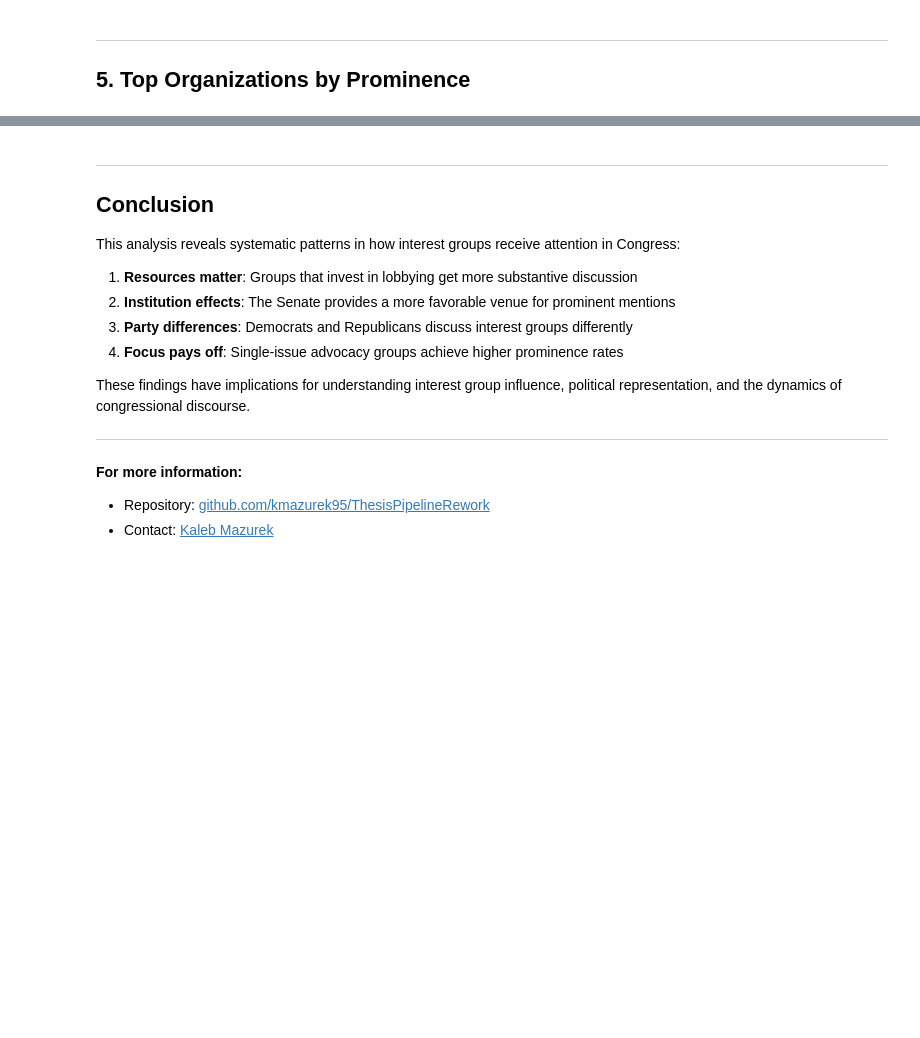
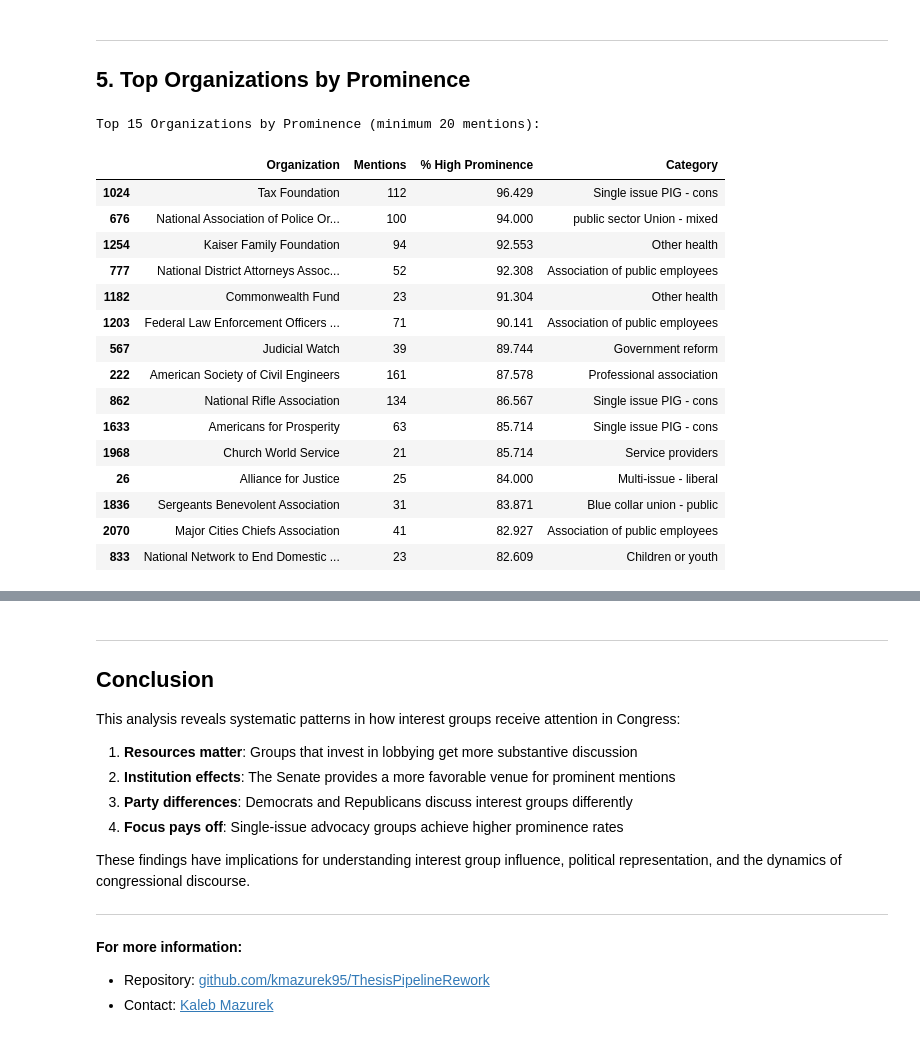
Before and after one commit to kmazurek95/ThesisPipelineRework, a Jupyter notebook: notebooks/Analysis_Showcase.ipynb, the cells around one changed output, grey strips where cells are left out. Drawn from its saved outputs; the diff is of its cells as text; code cells hidden in the pictures; blank space fills up the shorter version.

```diff
--- a/notebooks/Analysis_Showcase.ipynb
+++ b/notebooks/Analysis_Showcase.ipynb
@@ -485,20 +600,43 @@ for i, row in findings.iterrows():
 
 ## 5. Top Organizations by Prominence
 # %%
+# Create org_id to name mapping from level1
+org_names = level1[['org_id', 'interest_group']].drop_duplicates('org_id').set_index('org_id')['interest_group']
+
 # Top organizations by prominence (with minimum mentions)
-top_orgs = level2[level2['total_mentions'] >= 20].nlargest(15, 'avg_prominence')[[
+top_orgs = level2[level2['total_mentions'] >= 20].nlargest(15, 'avg_prominence').copy()
+top_orgs['org_name'] = top_orgs['org_id'].map(org_names)
+top_orgs = top_orgs[[
     'org_name', 'total_mentions', 'avg_prominence', 'CATEGORY'
 ]].copy()
 top_orgs['category_short'] = top_orgs['CATEGORY'].str.extract(r'\) (.+)$')[0].fillna(top_orgs['CATEGORY'])
 top_orgs['avg_prominence'] = top_orgs['avg_prominence'] * 100
 
 print("Top 15 Organizations by Prominence (minimum 20 mentions):")
 print()
 display(top_orgs[['org_name', 'total_mentions', 'avg_prominence', 'category_short']].rename(columns={
     'org_name': 'Organization',
     'total_mentions': 'Mentions',
     'avg_prominence': '% High Prominence',
     'category_short': 'Category'
 }))
+# %% [output]
+Top 15 Organizations by Prominence (minimum 20 mentions):
+|  | Organization | Mentions | % High Prominence | Category |
+| 1024 | Tax Foundation | 112 | 96.429 | Single issue PIG - cons |
+| 676 | National Association of Police Or... | 100 | 94.000 | public sector Union - mixed |
+| 1254 | Kaiser Family Foundation | 94 | 92.553 | Other health |
+| 777 | National District Attorneys Assoc... | 52 | 92.308 | Association of public employees |
+| 1182 | Commonwealth Fund | 23 | 91.304 | Other health |
+| 1203 | Federal Law Enforcement Officers ... | 71 | 90.141 | Association of public employees |
+| 567 | Judicial Watch | 39 | 89.744 | Government reform |
+| 222 | American Society of Civil Engineers | 161 | 87.578 | Professional association |
+| 862 | National Rifle Association | 134 | 86.567 | Single issue PIG - cons |
+| 1633 | Americans for Prosperity | 63 | 85.714 | Single issue PIG - cons |
+| 1968 | Church World Service | 21 | 85.714 | Service providers |
+| 26 | Alliance for Justice | 25 | 84.000 | Multi-issue - liberal |
+| 1836 | Sergeants Benevolent Association | 31 | 83.871 | Blue collar union - public |
+| 2070 | Major Cities Chiefs Association | 41 | 82.927 | Association of public employees |
+| 833 | National Network to End Domestic ... | 23 | 82.609 | Children or youth |
 # %%
 # Most mentioned organizations
```
Also changed, not shown: parts of 15 cells of this notebook, 38 other files.
